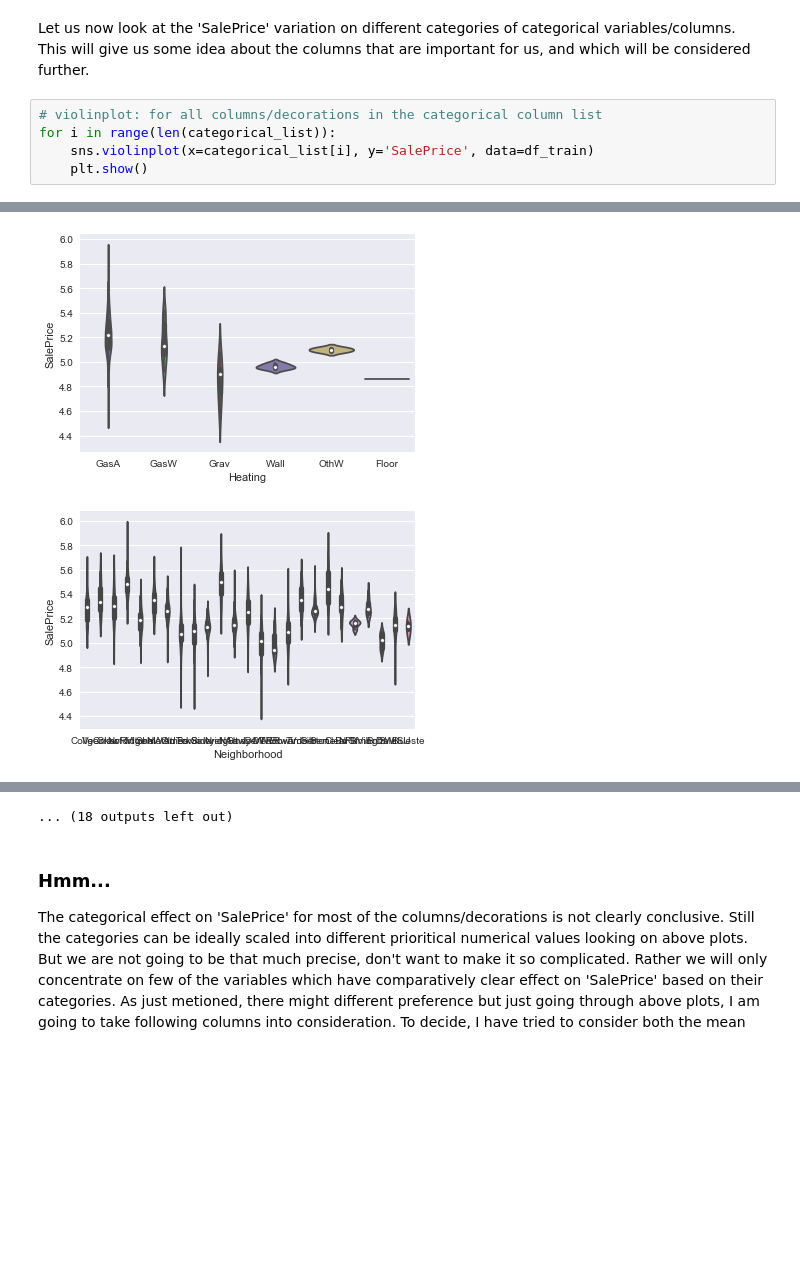
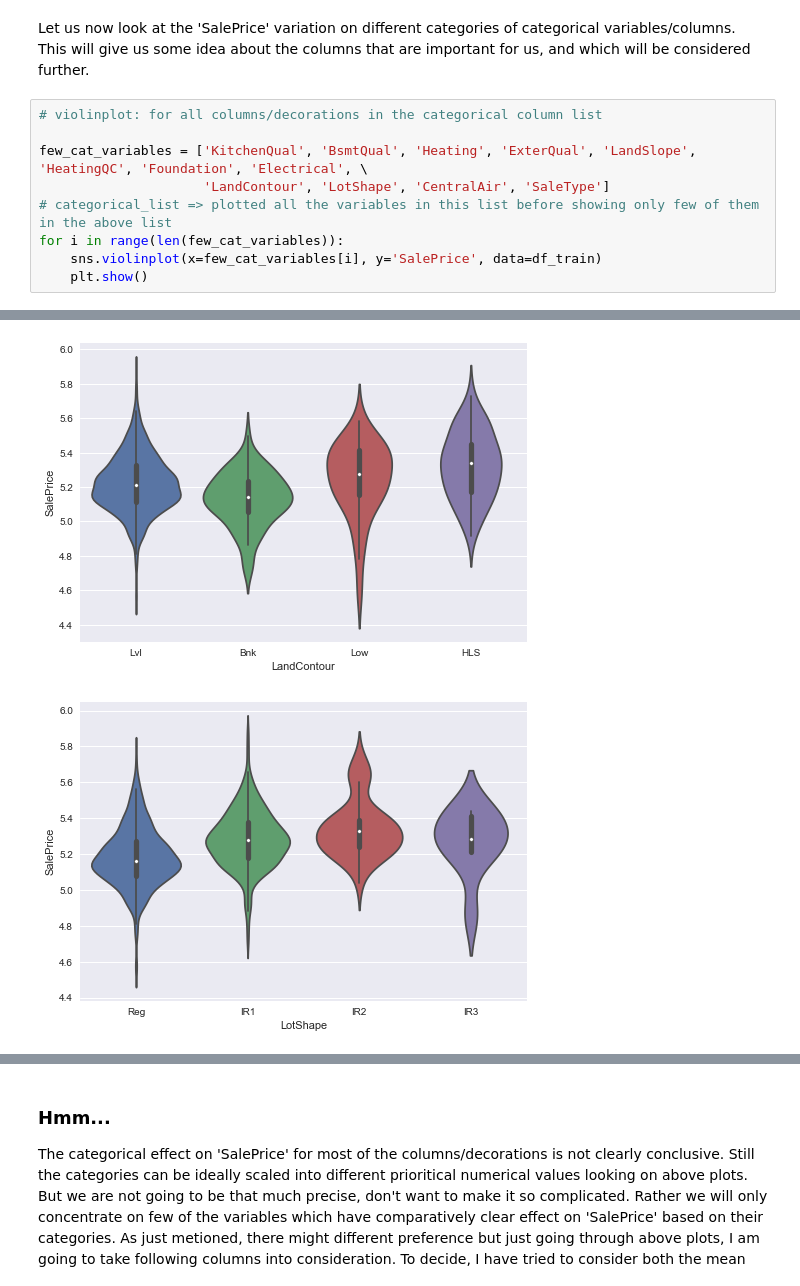
Before and after one commit to rnepal2/House-Prices-Data, a Jupyter notebook: house_price.ipynb, the cells around one changed output, grey strips where cells are left out. Cells and saved outputs as stored; diff of their text form; blank space fills up the shorter version.

```diff
--- a/house_price.ipynb
+++ b/house_price.ipynb
@@ -514,7 +534,11 @@ SaleType :  ['WD' 'New' 'COD' 'ConLD' 'ConLI' 'CWD' 'ConLw' 'Con' 'Oth']
 Let us now look at the 'SalePrice' variation on different categories of categorical variables/columns. This will give us some idea about the columns that are important for us, and which will be considered further.
 # %%
 # violinplot: for all columns/decorations in the categorical column list
-for i in range(len(categorical_list)):
-    sns.violinplot(x=categorical_list[i], y='SalePrice', data=df_train)
+
+few_cat_variables = ['KitchenQual', 'BsmtQual', 'Heating', 'ExterQual', 'LandSlope', 'HeatingQC', 'Foundation', 'Electrical', \
+                     'LandContour', 'LotShape', 'CentralAir', 'SaleType']
+# categorical_list => plotted all the variables in this list before showing only few of them in the above list
+for i in range(len(few_cat_variables)):
+    sns.violinplot(x=few_cat_variables[i], y='SalePrice', data=df_train)
     plt.show()
 # %% [output]
@@ -529,2 +553,2 @@ for i in range(len(categorical_list)):
-[figure, old version]
+[figure, new version]
-[figure, old version]
+[figure, new version]
@@ -533,4 +557,3 @@ for i in range(len(categorical_list)):
-... (18 outputs left out)
 # %% [markdown]
 ### Hmm...
 The categorical effect on 'SalePrice' for most of the columns/decorations is not clearly conclusive. Still the categories can be ideally scaled into different prioritical numerical values looking on above plots. But we are not going to be that much precise, don't want to make it so complicated. Rather we will only concentrate on few of the variables which have comparatively clear effect on 'SalePrice' based on their categories. As just metioned, there might different preference but just going through above plots, I am going to take following columns into consideration. To decide, I have tried to consider both the mean and kernel density of the columns on different categories, definitely as allowed by my eyes and instinct in a quick going through!
```
Also changed, not shown: parts of 20 cells of this notebook.
